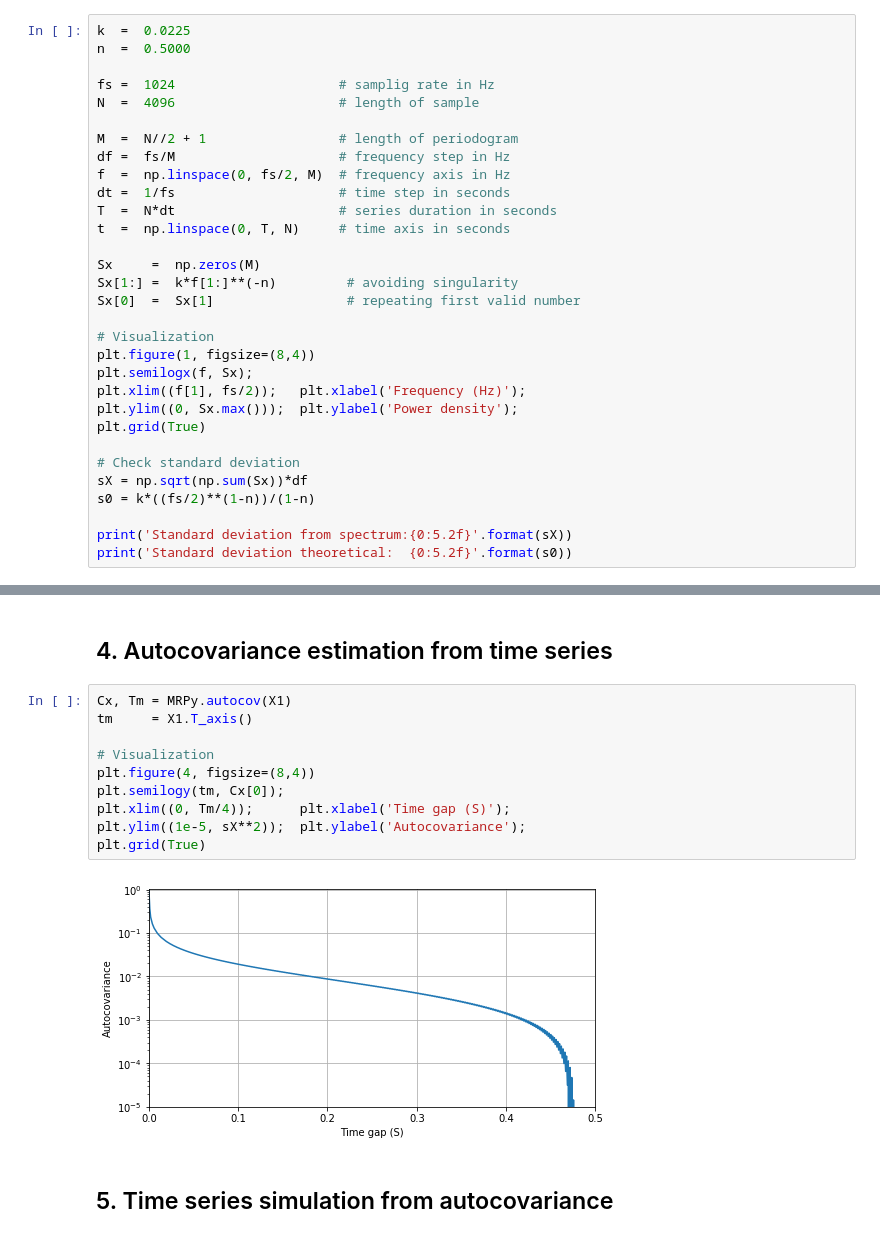
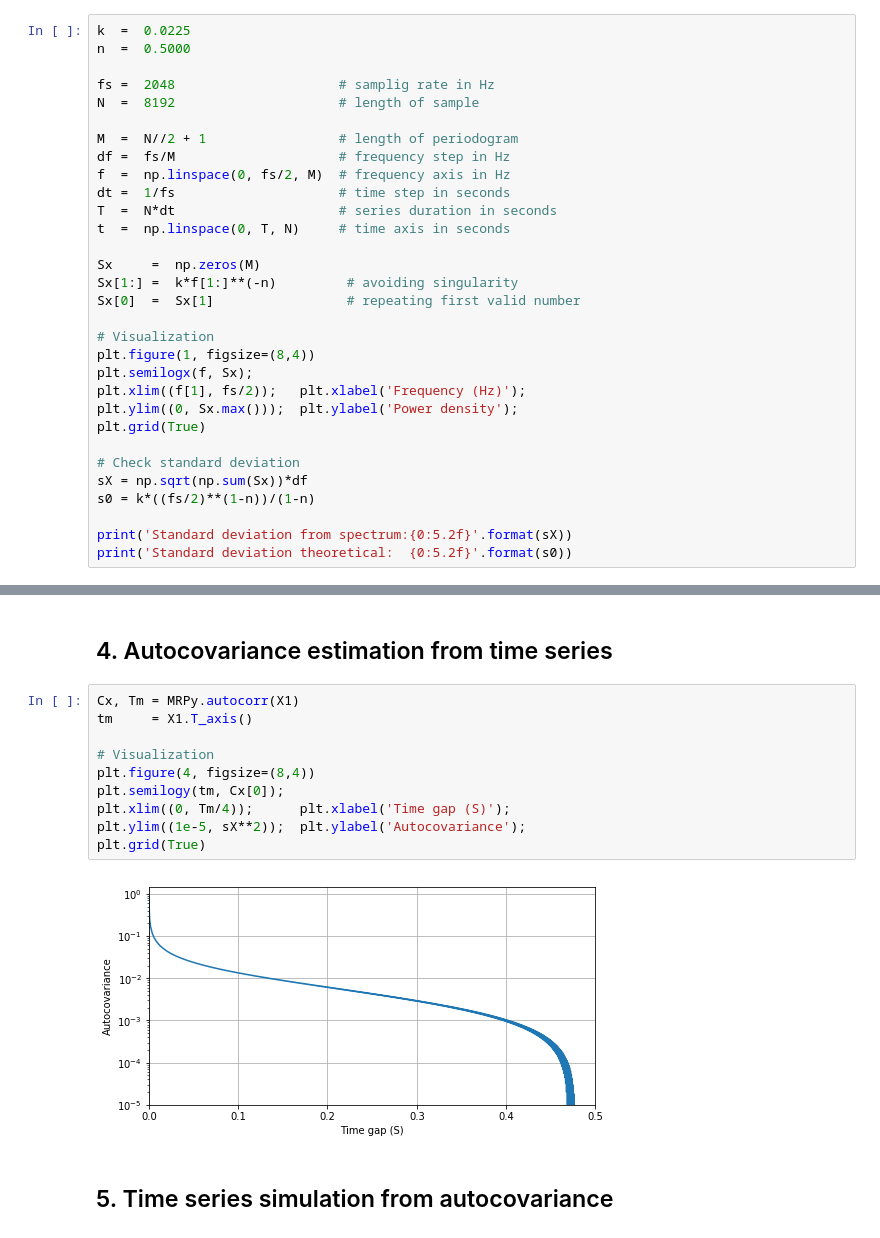
Before and after one commit to mmaiarocha/MRPy, a Jupyter notebook: Mauro.ipynb, the cells around one changed output, grey strips where cells are left out. Drawn from its saved outputs; the diff is of its cells as text.

```diff
--- a/Mauro.ipynb
+++ b/Mauro.ipynb
@@ -33,8 +33,8 @@ Let us carry on a Python example:
 k  =  0.0225
 n  =  0.5000
 
-fs =  1024                     # samplig rate in Hz
-N  =  4096                     # length of sample
+fs =  2048                     # samplig rate in Hz
+N  =  8192                     # length of sample
 
 M  =  N//2 + 1                 # length of periodogram
 df =  fs/M                     # frequency step in Hz
@@ -107,17 +107,17 @@ Observe the good accuracy in recovering the spectral density originally defined!
 # %% [markdown]
 ## 4. Autocovariance estimation from time series
 # %%
-Cx, Tm = MRPy.autocov(X1)
+Cx, Tm = MRPy.autocorr(X1)
 tm     = X1.T_axis()
 
 # Visualization
 plt.figure(4, figsize=(8,4))
 plt.semilogy(tm, Cx[0]);
 plt.xlim((0, Tm/4));      plt.xlabel('Time gap (S)');
 plt.ylim((1e-5, sX**2));  plt.ylabel('Autocovariance');
 plt.grid(True)
 # %% [output]
-[figure, old version]
+[figure, new version]
 # %% [markdown]
 ## 5. Time series simulation from autocovariance
 # %%
```
Also changed, not shown: parts of 4 cells of this notebook.
